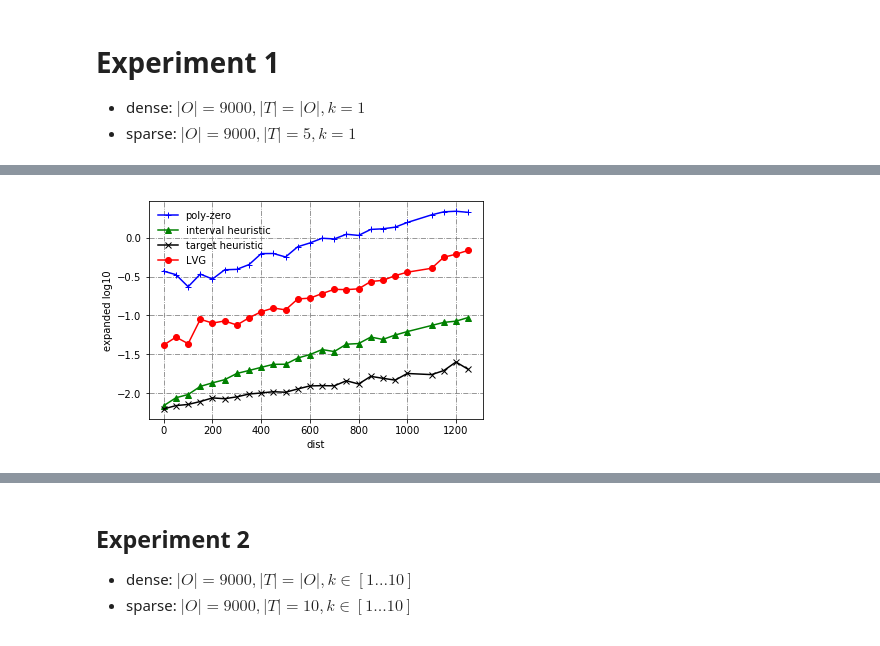
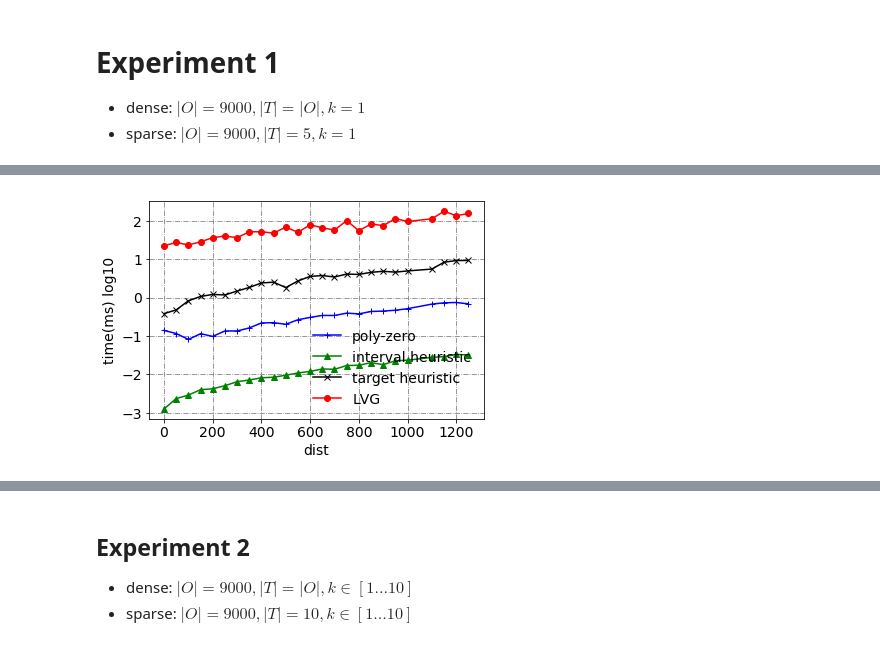
Before and after one commit to eggeek/Nav-Mesh-OkNN, a Jupyter notebook: analysis/Analysis.ipynb, the cells around one changed output, grey strips where cells are left out. Drawn from its saved outputs; the diff is of its cells as text; code cells hidden in the pictures.

```diff
--- a/analysis/Analysis.ipynb
+++ b/analysis/Analysis.ipynb
@@ -127,23 +127,23 @@ plot_graph('dist', 'time(ms) log10', xs, ys,
 # %%
-# dense: node expanded
+# dense: time
 size = 50
 limit = 10
 df = df0.copy()
 df = df[df.k == 1]
 df.dist = (df.dist / size).astype(int)
 xs = {}
 ys = {}
-xs[0], ys[0] = gen_xy(df, 'dist', 'gen_ki0', limit=limit)
-xs[1], ys[1] = gen_xy(df, 'dist', 'gen_ki', limit=limit)
-xs[2], ys[2] = gen_xy(df, 'dist', 'gen_hi', limit=limit)
-xs[3], ys[3] = gen_xy(df, 'dist', 'gen_edbt', limit=limit)
+xs[0], ys[0] = gen_xy(df, 'dist', 'cost_ki0', limit=limit)
+xs[1], ys[1] = gen_xy(df, 'dist', 'cost_ki', limit=limit)
+xs[2], ys[2] = gen_xy(df, 'dist', 'cost_hi', limit=limit)
+xs[3], ys[3] = gen_xy(df, 'dist', 'cost_edbt', limit=limit)
 
 for i in range(4):
     xs[i] = [v * size for v in xs[i]]
     ys[i] = [v / 1000 for v in ys[i]]
     ys[i] = np.log10(ys[i])
 
-plot_graph('dist', 'expanded log10', xs, ys,
+plot_graph('dist', 'time(ms) log10', xs, ys,
            ['poly-zero','interval heuristic', 'target heuristic', 'LVG'])
 # %% [output]
-[figure, old version]
+[figure, new version]
```
Also changed, not shown: parts of 5 cells of this notebook.
